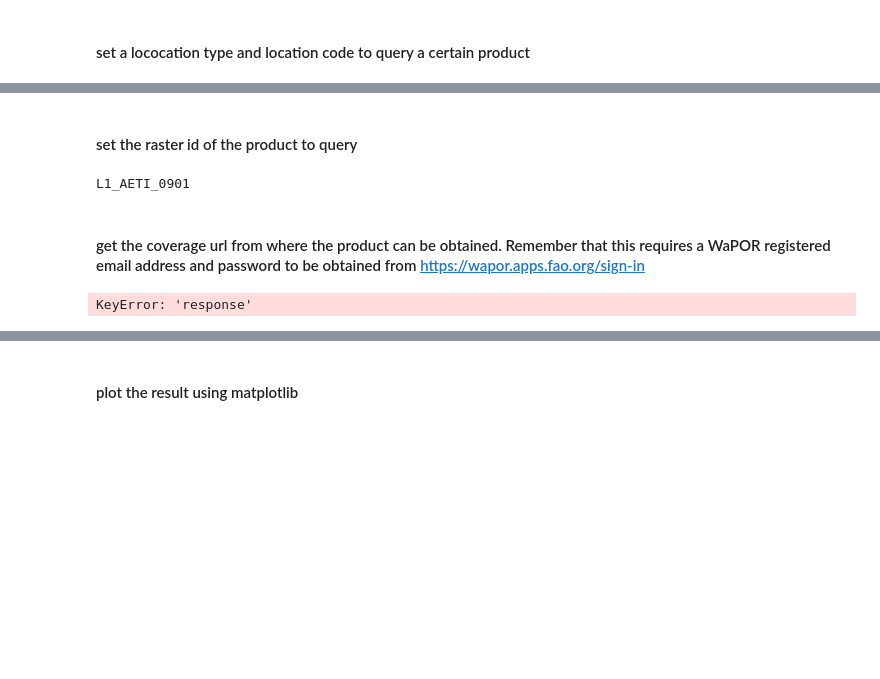
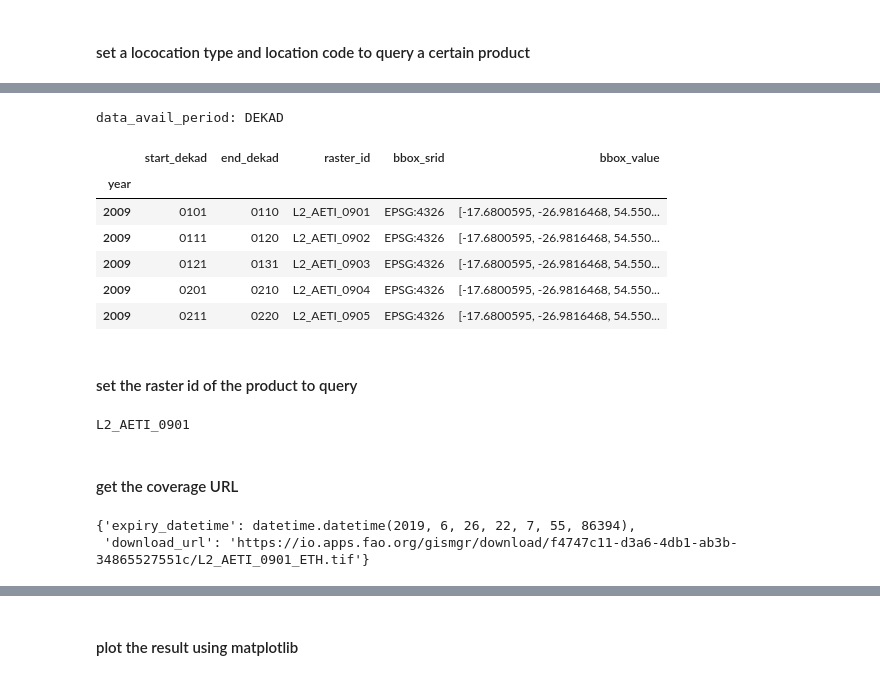
Before and after one commit to HKV-products-services/hkvwaporpy, a Jupyter notebook: notebook/example usage hkvwaporpy.ipynb, the cells around one changed output, grey strips where cells are left out. Saved outputs shown, nothing was run; the diff lists cells and outputs as text; code cells hidden in the pictures; blank space fills up the shorter version.

```diff
--- a/notebook/example usage hkvwaporpy.ipynb
+++ b/notebook/example usage hkvwaporpy.ipynb
@@ -138,20 +177,38 @@ BASIN 7010 Awash
+# %%
+df_avail = hkv.read_wapor.get_data_availability(
+    cube_info=cube_info,
+    time_range='[2008-01-01, 2018-12-31]'
+)
+df_avail.head()
+# %% [output]
+data_avail_period: DEKAD
+|  | start_dekad | end_dekad | raster_id | bbox_srid | bbox_value |
+| year |  |  |  |  |  |
+| 2009 | 0101 | 0110 | L2_AETI_0901 | EPSG:4326 | [-17.6800595, -26.9816468, 54.550... |
+| 2009 | 0111 | 0120 | L2_AETI_0902 | EPSG:4326 | [-17.6800595, -26.9816468, 54.550... |
+| 2009 | 0121 | 0131 | L2_AETI_0903 | EPSG:4326 | [-17.6800595, -26.9816468, 54.550... |
+| 2009 | 0201 | 0210 | L2_AETI_0904 | EPSG:4326 | [-17.6800595, -26.9816468, 54.550... |
+| 2009 | 0211 | 0220 | L2_AETI_0905 | EPSG:4326 | [-17.6800595, -26.9816468, 54.550... |
 # %% [markdown]
 #### set the raster id of the product to query
 # %%
-cube_period = df_avail.iloc[0]
+i=0
+cube_period = df_avail.iloc[i]
 raster_id = cube_period['raster_id']
 print(raster_id)
 # %% [output]
-L1_AETI_0901
+L2_AETI_0901
-# %% [markdown]
-#### get the coverage url from where the product can be obtained. Remember that this requires a WaPOR registered email address and password to be obtained from https://wapor.apps.fao.org/sign-in
+# %% [markdown]
+#### get the coverage URL
 # %%
 cov_object = hkv.read_wapor.get_coverage_url(
-    email = 'hoek@hkv.nl',
-    password = 'w8woorden',
-    raster_id = raster_id,
-    cube_code = ds_code,
-    loc_type = loc_type,
-    loc_code = loc_code)
+    APItoken=MY_API_TOKEN,
+    raster_id=raster_id,
+    cube_code=ds_code,
+    loc_type=loc_type,
+    loc_code=loc_code
+    )
+cov_object
 # %% [output]
-KeyError: 'response'
+{'expiry_datetime': datetime.datetime(2019, 6, 26, 22, 7, 55, 86394),
+ 'download_url': 'https://io.apps.fao.org/gismgr/download/f4747c11-d3a6-4db1-ab3b-34865527551c/L2_AETI_0901_ETH.tif'}
```
Also changed, not shown: parts of 25 cells of this notebook, 7 other files.
